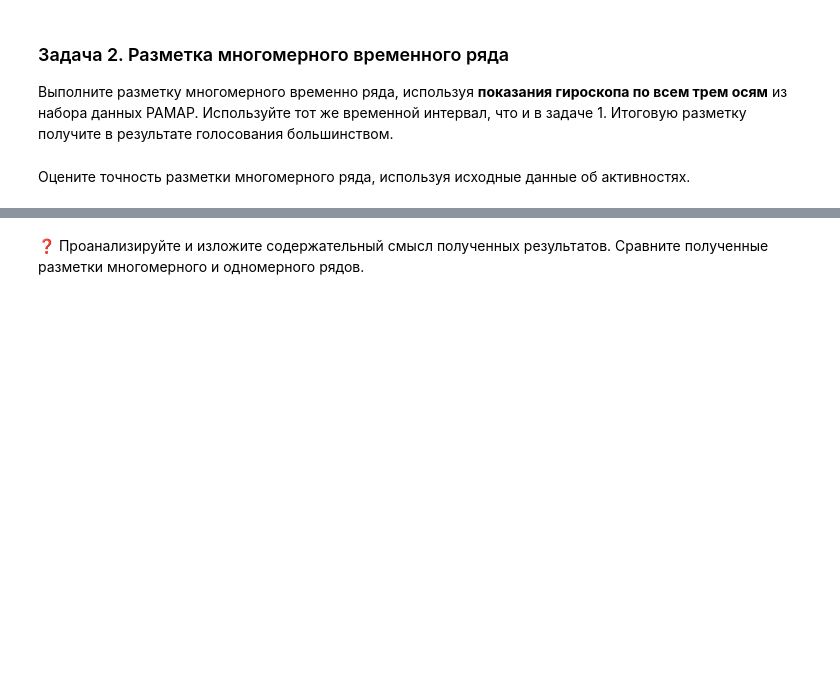
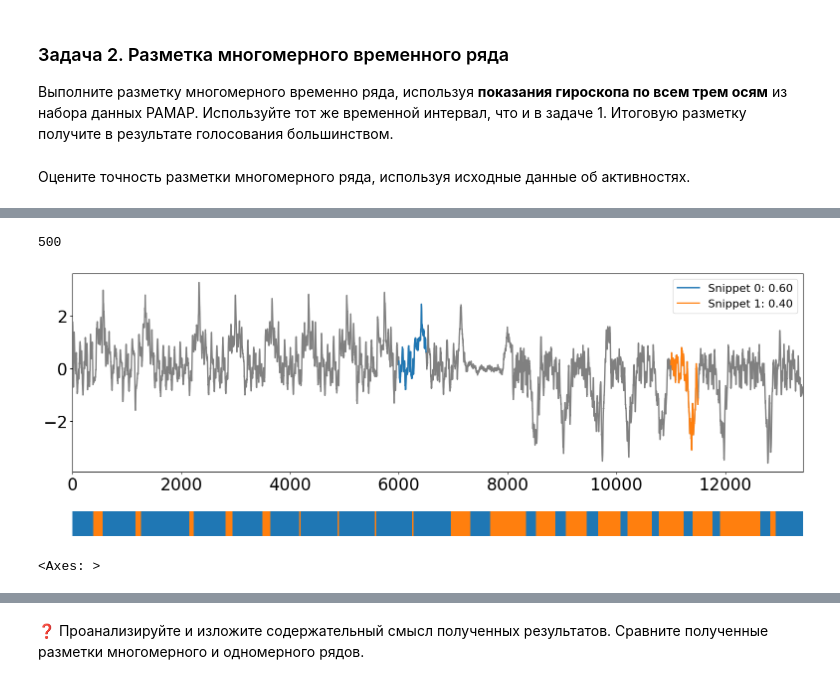
Before and after one commit to CootKin/2023-Kutyushkin-TimeSeriesCourse, a Jupyter notebook: practice/05 Snippets/05 Snippets.ipynb, the cells around one changed output, grey strips where cells are left out. Cells and saved outputs as stored; diff of their text form; code cells hidden in the pictures; blank space fills up the shorter version.

Commit message:
Completed part 2 of 05 Snippets

```diff
--- a/practice/05 Snippets/05 Snippets.ipynb
+++ b/practice/05 Snippets/05 Snippets.ipynb
@@ -69,11 +69,11 @@ plot_snippets(ts, snp)
 # %% [markdown]
 Оцените точность разметки, полученной при помощи сниппетов, используя исходные данные об активностях в ряде.
 # %%
-data = pd.read_csv(r'datasets/PAMAP/PAMAP.txt', sep=' ', header=None)
+data_labels = pd.read_csv(r'datasets/PAMAP/PAMAP.txt', sep=' ', header=None)
 start = 1790
 end = 1930
 
-labels = data.loc[:,start < data.iloc[0,:]].loc[:,end > data.iloc[0,:]].iloc[1,:].to_numpy()
+labels = data_labels.loc[:,start < data_labels.iloc[0,:]].loc[:,end > data_labels.iloc[0,:]].iloc[1,:].to_numpy()
 set(labels)
 # %% [output]
 {12.0, 13.0}
@@ -106,2 +106,4 @@ print(accuracy_score(pred_labels, labels))
+# %%
+ts = data.loc[start < data.iloc[:, 0]].loc[data.iloc[:, 0] < end].iloc[:, 10:13].to_numpy()
 # %% [markdown]
 Оцените точность разметки многомерного ряда, используя исходные данные об активностях.
@@ -109,0 +110,5 @@ print(accuracy_score(pred_labels, labels))
+# %%
+snp = {}
+snp["x"] = snippets(ts[:,0], 500, 2, percentage=0.5)
+snp["y"] = snippets(ts[:,1], 500, 2, percentage=0.5)
+snp["z"] = snippets(ts[:,2], 500, 2, percentage=0.5)
@@ -109,0 +121,6 @@ print(accuracy_score(pred_labels, labels))
+# %%
+plot_snippets(ts[:,1], snp["y"])
+# %% [output]
+500
+[figure, added]
+<Axes: >
```
Also changed, not shown: parts of 11 cells of this notebook.
